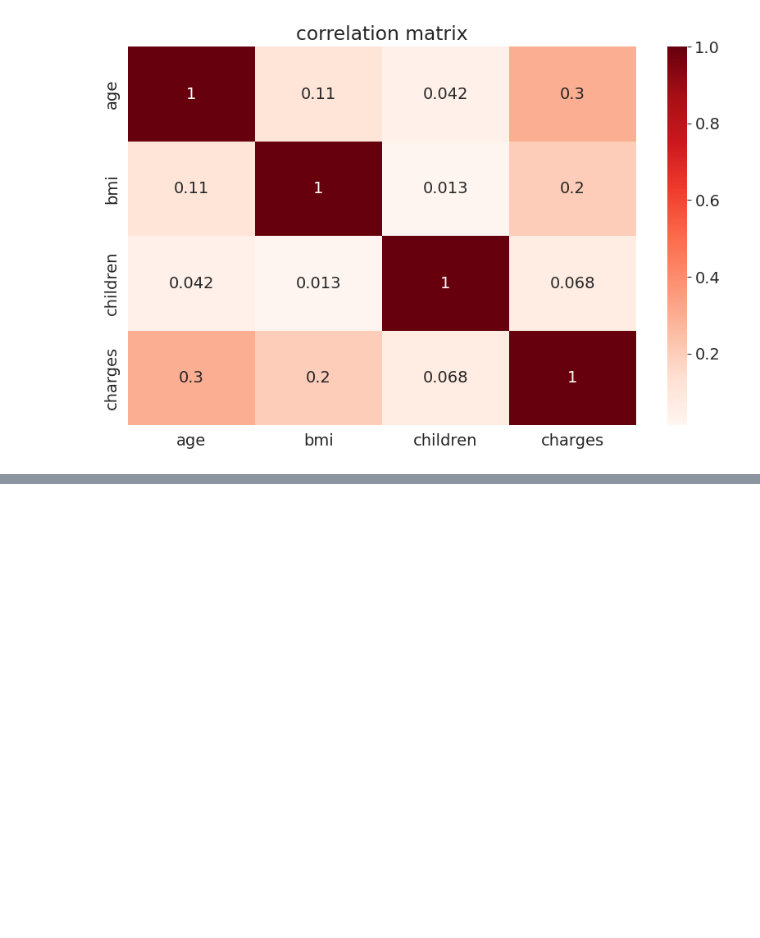
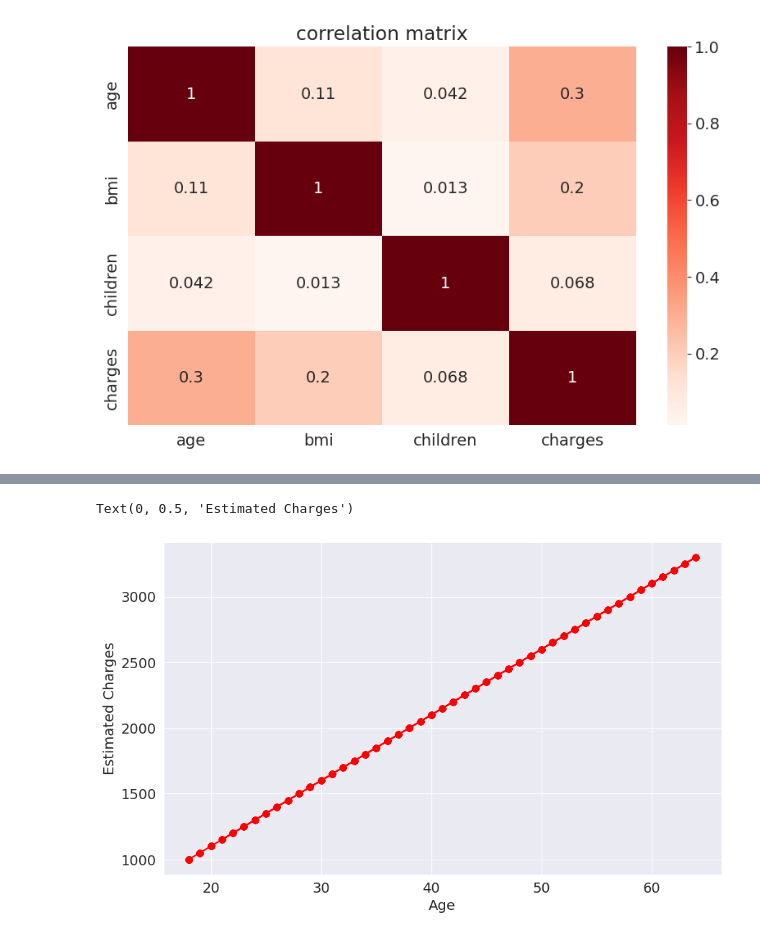
Before and after one commit to 404saugat404/sklearn, a Jupyter notebook: Linear Regression and Gradient Descent/scikitlearn1.ipynb, the cells around one changed output, grey strips where cells are left out. Cells and saved outputs as stored; diff of their text form; code cells hidden in the pictures; blank space fills up the shorter version.

```diff
--- a/Linear Regression and Gradient Descent/scikitlearn1.ipynb
+++ b/Linear Regression and Gradient Descent/scikitlearn1.ipynb
@@ -292,0 +329,16 @@ Text(0.5, 1.0, 'correlation matrix')
+# %%
+#we wil use y=mx+c form
+def estimate(age, w, b):
+  return w*age+b
+# %%
+w=50
+b=100
+ages=non_smoker_df.age
+estimate_charges=estimate(ages,w,b)
+# %%
+plt.plot(ages,estimate_charges,'r-o')
+plt.xlabel('Age');
+plt.ylabel('Estimated Charges')
+# %% [output]
+Text(0, 0.5, 'Estimated Charges')
+[figure, added]
```
Also changed, not shown: parts of 40 cells of this notebook.
